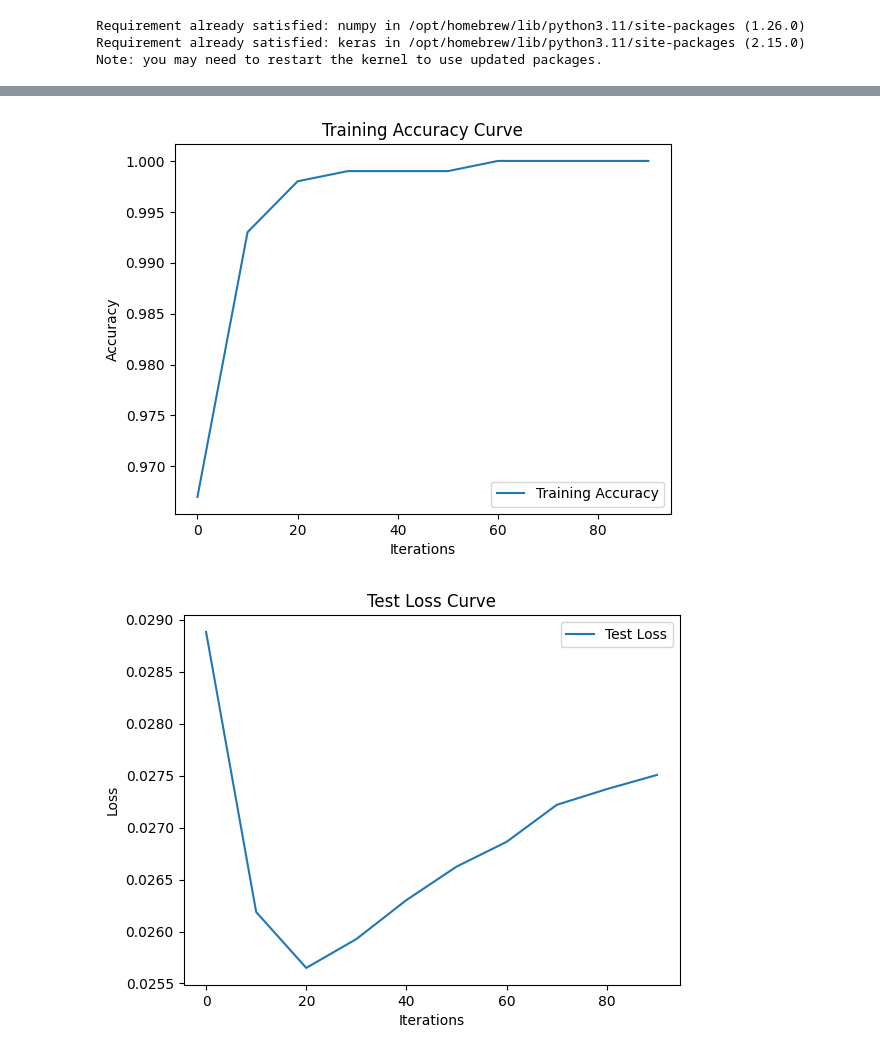
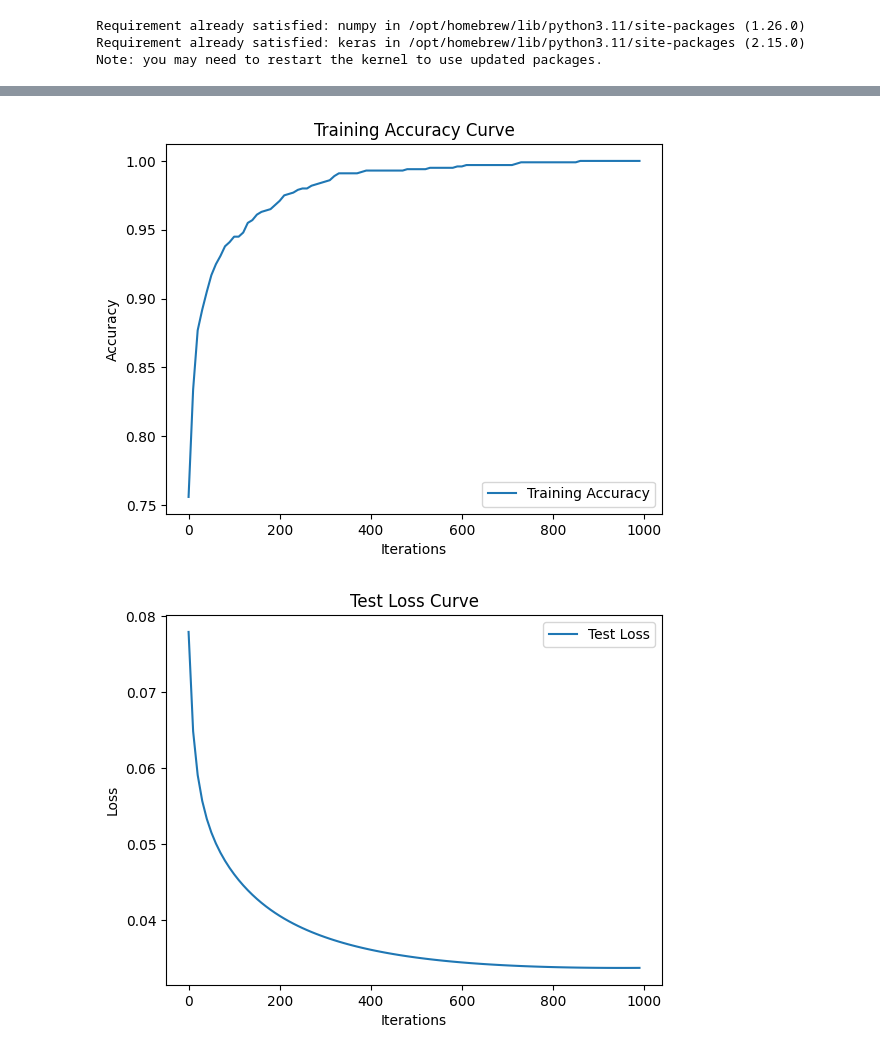
Before and after one commit to garrettladley/stocky, a Jupyter notebook: mnist.ipynb, the cells around one changed output, grey strips where cells are left out. Cells and saved outputs as stored; diff of their text form; code cells hidden in the pictures.

```diff
--- a/mnist.ipynb
+++ b/mnist.ipynb
@@ -39,12 +39,12 @@ from neural_network.loss_functions import MSE
 from neural_network.model import Model
 
 model = Model(
-    network=[Dense(28 * 28, 40), Tanh(), Dense(40, 10), Tanh()],
+    network=[Dense(28 * 28, 128), Tanh(), Dense(128, 10), Tanh()],
     loss_function=MSE(),
-    learning_rate=1e-1,
+    learning_rate=1e-3,
 )
 
-evaluation = model.train(train_set=train_set, test_set=test_set, epochs=100, eval_training_every=10)
+evaluation = model.train(train_set=train_set, test_set=test_set, epochs=1_000, eval_training_every=10)
 
 evaluation.losses.plot_training_loss_curve()
 
@@ -68,2 +75,2 @@ Epoch 100/100 | Average Error 0.0028949298994722684 | Average Accuracy 1.0
-[figure, old version]
+[figure, new version]
-[figure, old version]
+[figure, new version]
```
Also changed, not shown: parts of 1 cell of this notebook.
